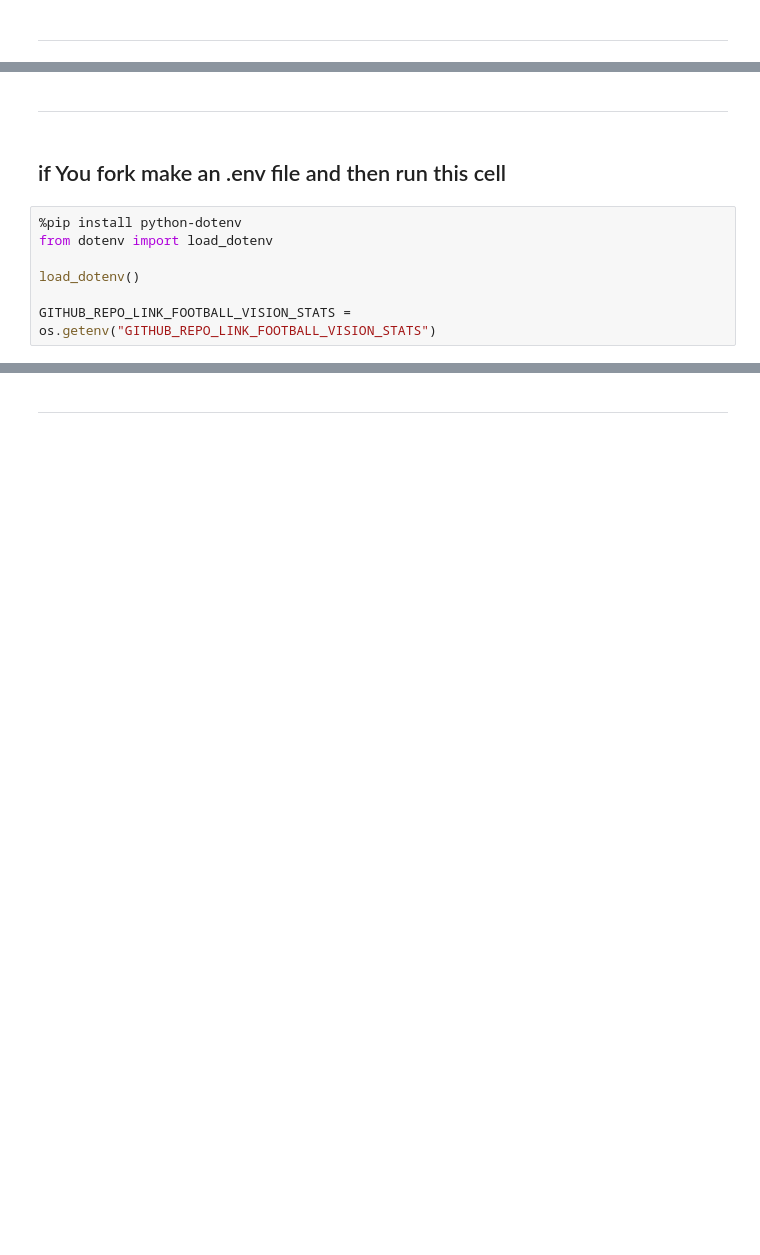
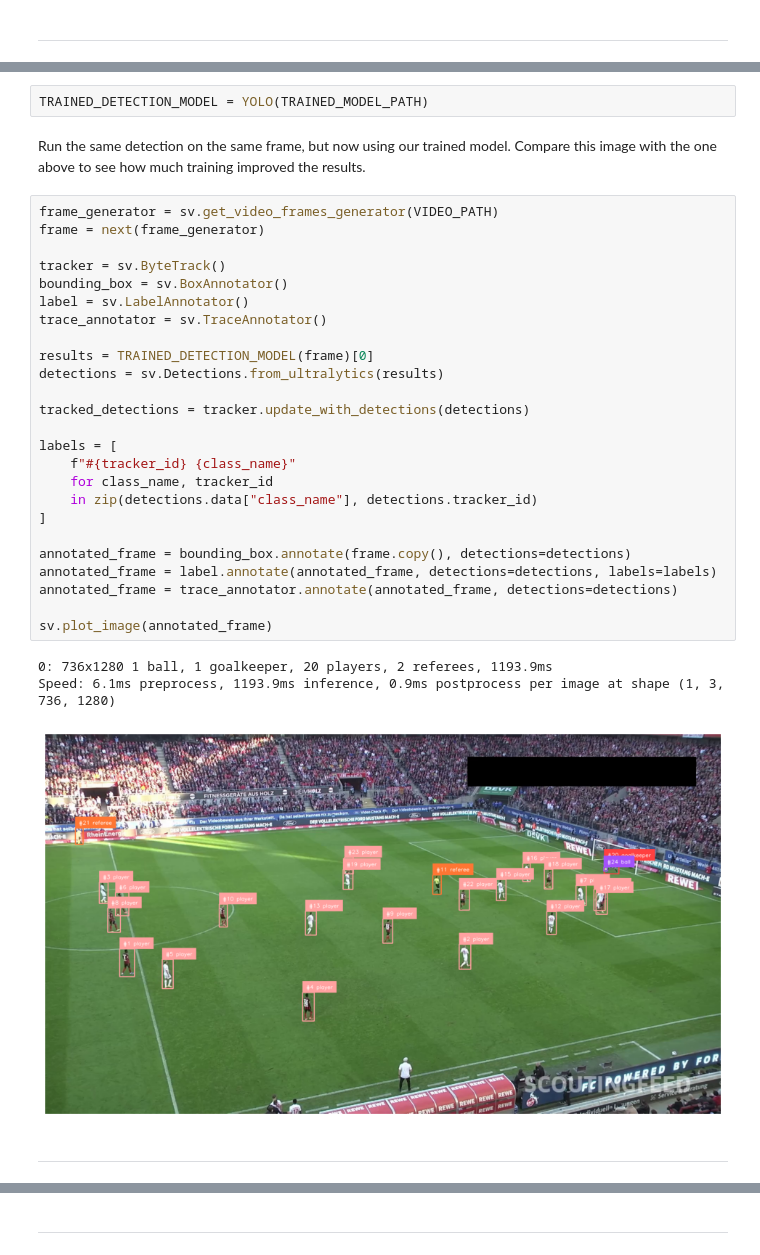
Before and after one commit to DanielLankry/Football-Vision-Stats-ML, a Jupyter notebook: Football-Vision-Stats.ipynb, the cells around one changed output, grey strips where cells are left out. Cells and saved outputs as stored; diff of their text form; blank space fills up the shorter version.

```diff
--- a/Football-Vision-Stats.ipynb
+++ b/Football-Vision-Stats.ipynb
@@ -23,11 +392,35 @@ TqdmWarning: IProgress not found. Please update jupyter and ipywidgets. See http
+# %%
+TRAINED_DETECTION_MODEL = YOLO(TRAINED_MODEL_PATH)
+# %% [markdown]
+Run the same detection on the same frame, but now using our trained model. Compare this image with the one above to see how much training improved the results.
+# %%
+frame_generator = sv.get_video_frames_generator(VIDEO_PATH)
+frame = next(frame_generator)
+
+tracker = sv.ByteTrack()
+bounding_box = sv.BoxAnnotator()
+label = sv.LabelAnnotator()
+trace_annotator = sv.TraceAnnotator()
+
+results = TRAINED_DETECTION_MODEL(frame)[0]
+detections = sv.Detections.from_ultralytics(results)
+
+tracked_detections = tracker.update_with_detections(detections)
+
+labels = [
+    f"#{tracker_id} {class_name}"
+    for class_name, tracker_id
+    in zip(detections.data["class_name"], detections.tracker_id)
+]
+
+annotated_frame = bounding_box.annotate(frame.copy(), detections=detections)
+annotated_frame = label.annotate(annotated_frame, detections=detections, labels=labels)
+annotated_frame = trace_annotator.annotate(annotated_frame, detections=detections)
+
+sv.plot_image(annotated_frame)
+# %% [output]
+0: 736x1280 1 ball, 1 goalkeeper, 20 players, 2 referees, 1193.9ms
+Speed: 6.1ms preprocess, 1193.9ms inference, 0.9ms postprocess per image at shape (1, 3, 736, 1280)
+[figure, added]
 # %% [markdown]
 ---
-# %% [markdown]
-## if You fork make an .env file and then run this cell
-# %%
-%pip install python-dotenv
-from dotenv import load_dotenv
-
-load_dotenv()
-
-GITHUB_REPO_LINK_FOOTBALL_VISION_STATS = os.getenv("GITHUB_REPO_LINK_FOOTBALL_VISION_STATS")
```
Also changed, not shown: parts of 126 cells of this notebook, 1 other file.
